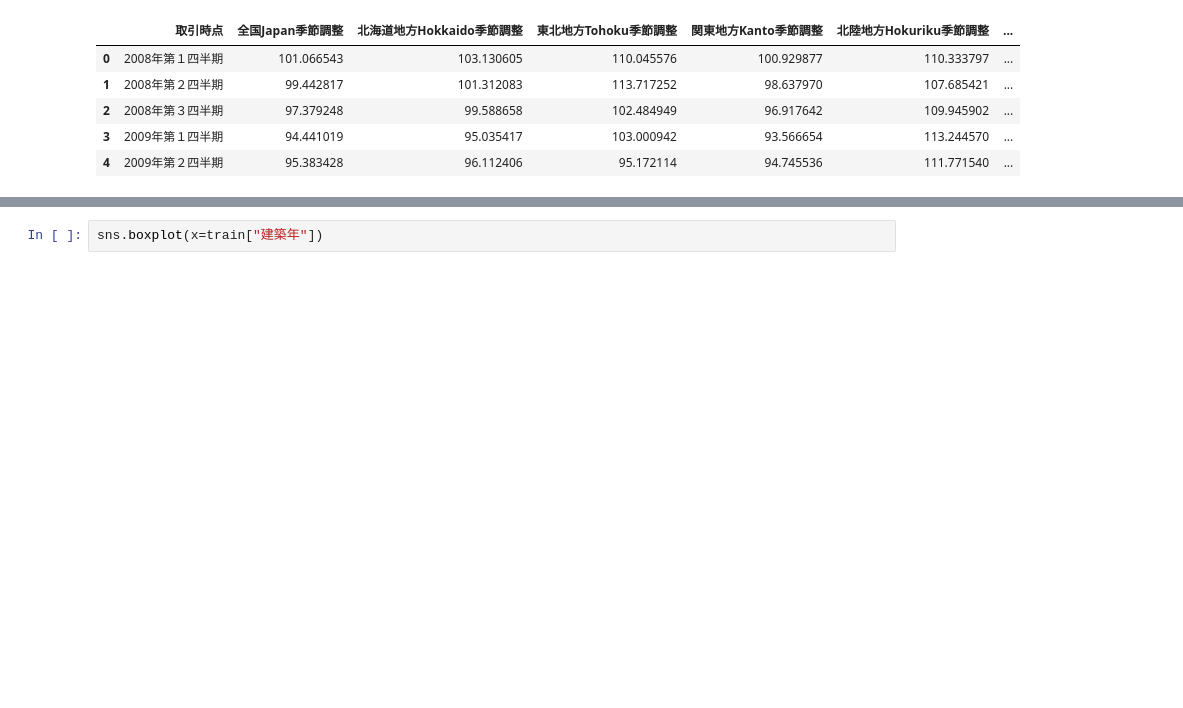
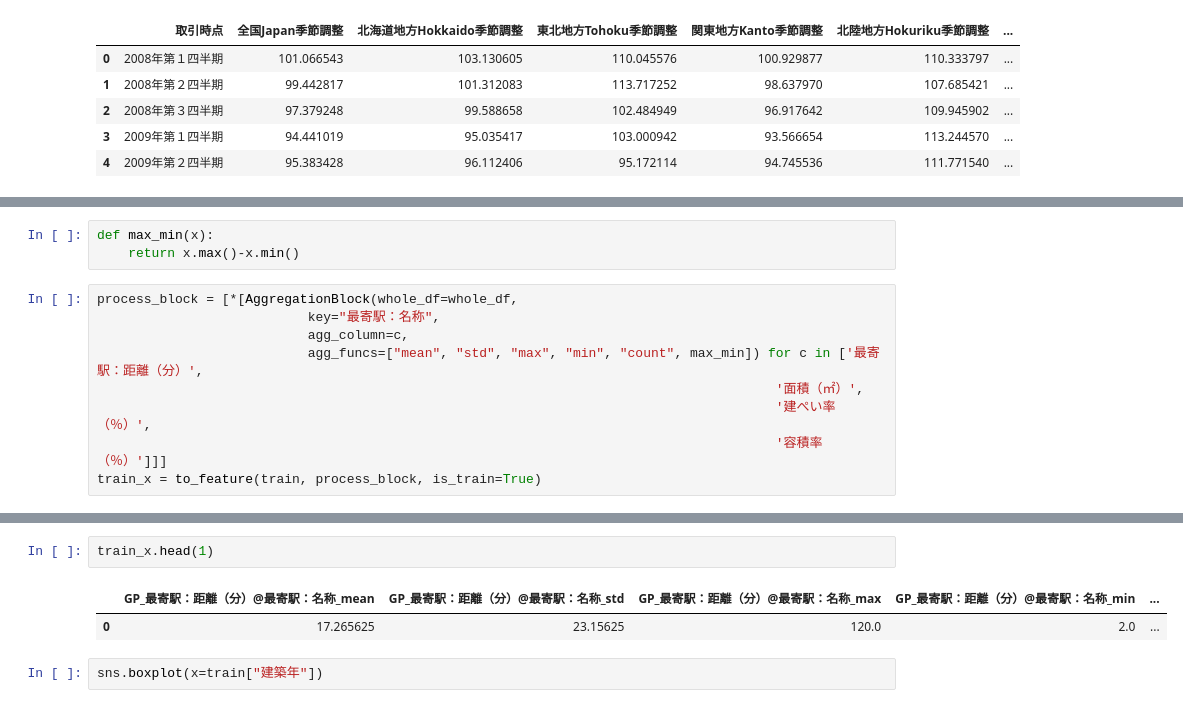
Before and after one commit to kfsky/2021-summer-second-hand-apartment-price-prediction, a Jupyter notebook: notebook/EDA.ipynb, the cells around one changed output, grey strips where cells are left out. Saved outputs shown, nothing was run; the diff lists cells and outputs as text; blank space fills up the shorter version.

```diff
--- a/notebook/EDA.ipynb
+++ b/notebook/EDA.ipynb
@@ -1111,0 +1104,12 @@ Decreased by 37.5%
+# %%
+def max_min(x):
+    return x.max()-x.min()
+# %%
+process_block = [*[AggregationBlock(whole_df=whole_df,
+                           key="最寄駅：名称",
+                           agg_column=c,
+                           agg_funcs=["mean", "std", "max", "min", "count", max_min]) for c in ['最寄駅：距離（分）',
+                                                                                       '面積（㎡）',
+                                                                                       '建ぺい率（％）',
+                                                                                       '容積率（％）']]]
+train_x = to_feature(train, process_block, is_train=True)
@@ -1112,3 +1124,8 @@ Decreased by 37.5%
+# %%
+train_x.head(1)
+# %% [output]
+|  | GP_最寄駅：距離（分）@最寄駅：名称_mean | GP_最寄駅：距離（分）@最寄駅：名称_std | GP_最寄駅：距離（分）@最寄駅：名称_max | GP_最寄駅：距離（分）@最寄駅：名称_min | ... |
+| 0 | 17.265625 | 23.15625 | 120.0 | 2.0 | ... |
 # %%
 sns.boxplot(x=train["建築年"])
 # %% [output]
```
Also changed, not shown: parts of 2 cells of this notebook, 1 other file.
